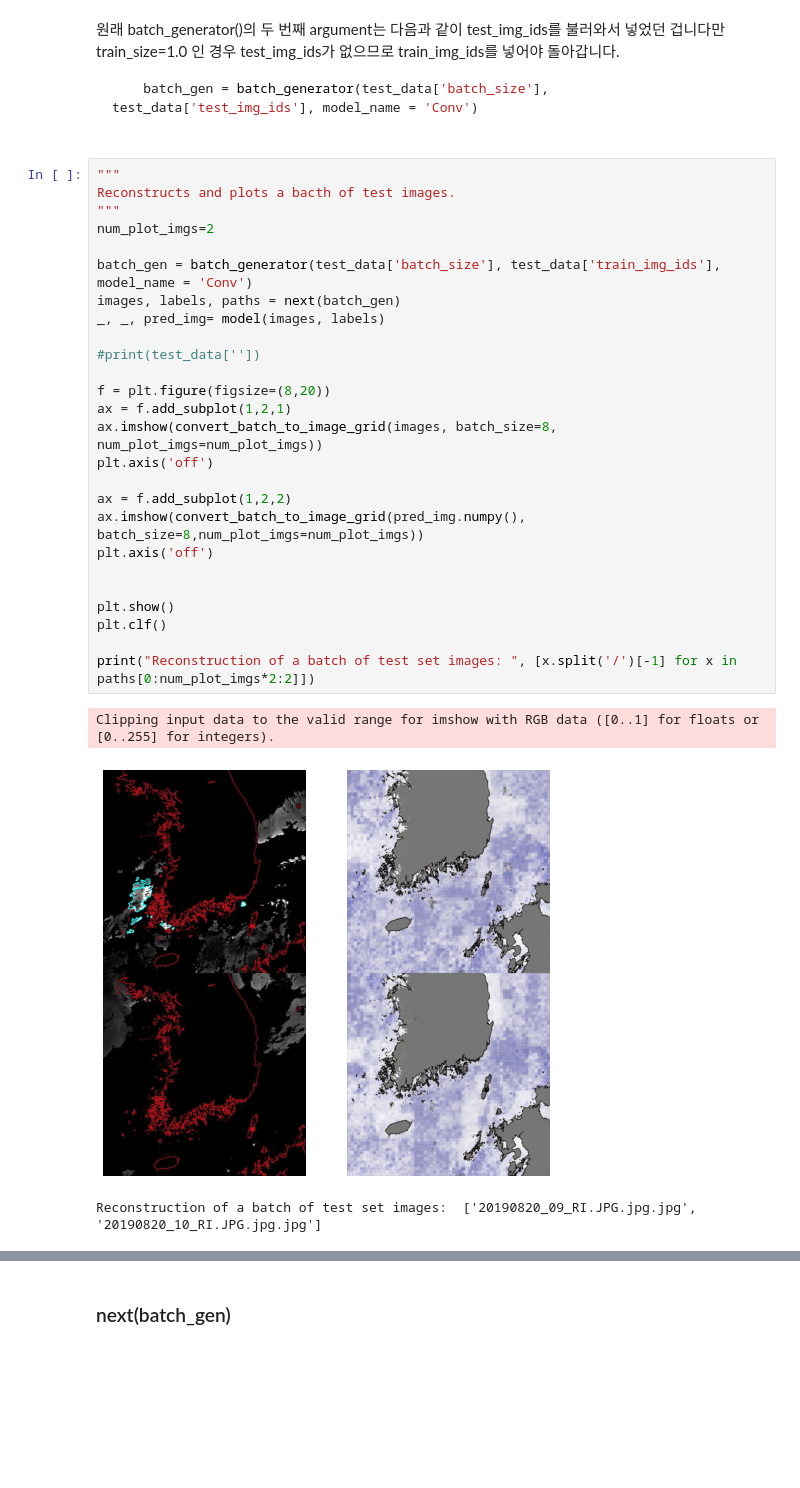
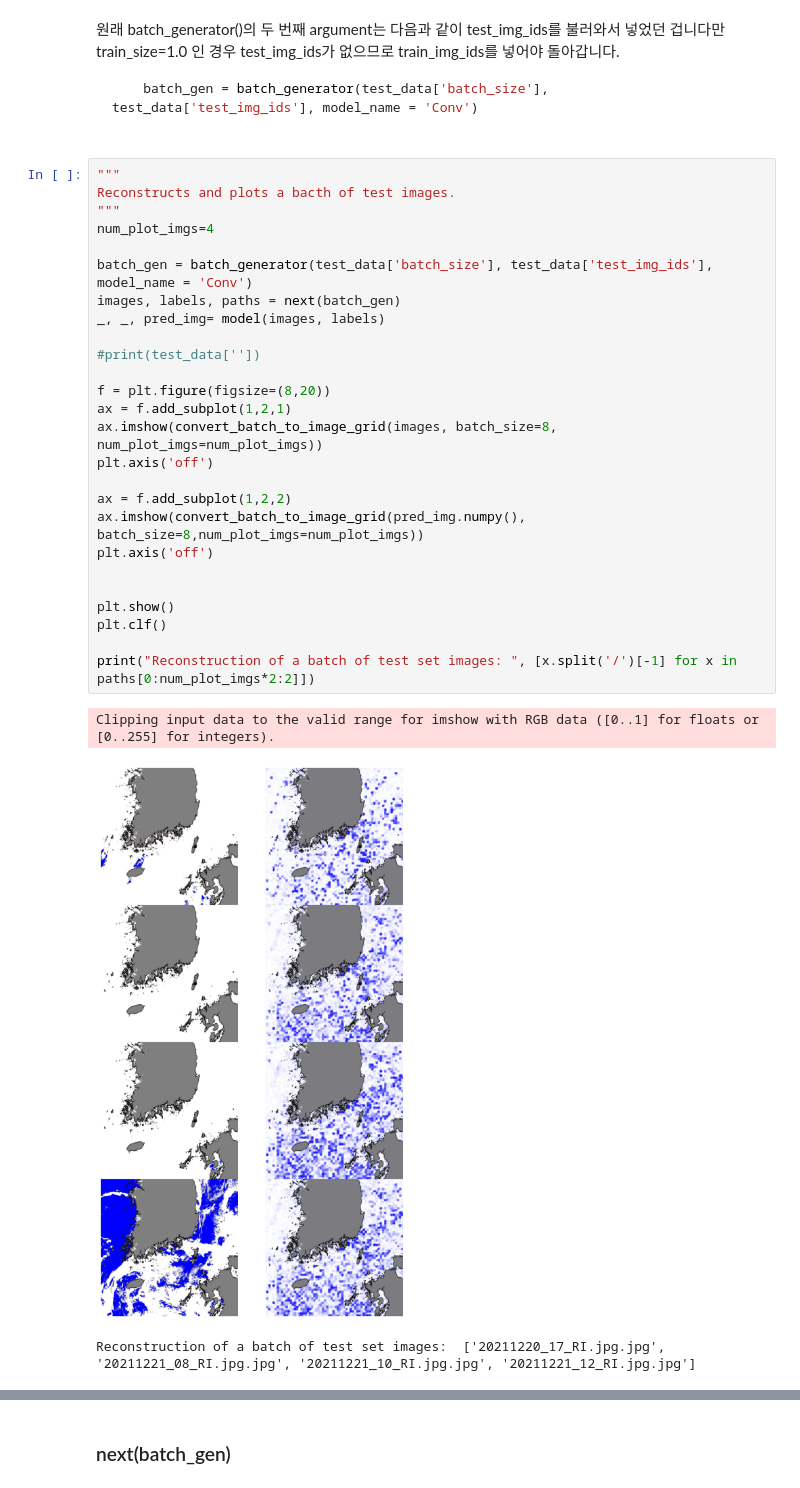
Before and after one commit to chhyyi/rz_cvae, a Jupyter notebook: importing_gozsoy.ipynb, the cells around one changed output, grey strips where cells are left out. Drawn from its saved outputs; the diff is of its cells as text; blank space fills up the shorter version.

```diff
--- a/importing_gozsoy.ipynb
+++ b/importing_gozsoy.ipynb
@@ -217,33 +217,33 @@ test_data = read_data("./test_data")
 # %%
 """
 Reconstructs and plots a bacth of test images.
 """
-num_plot_imgs=2
+num_plot_imgs=4
 
-batch_gen = batch_generator(test_data['batch_size'], test_data['train_img_ids'], model_name = 'Conv')
+batch_gen = batch_generator(test_data['batch_size'], test_data['test_img_ids'], model_name = 'Conv')
 images, labels, paths = next(batch_gen)
 _, _, pred_img= model(images, labels)
 
 #print(test_data[''])
 
 f = plt.figure(figsize=(8,20))
 ax = f.add_subplot(1,2,1)
 ax.imshow(convert_batch_to_image_grid(images, batch_size=8, num_plot_imgs=num_plot_imgs))
 plt.axis('off')
 
 ax = f.add_subplot(1,2,2)
 ax.imshow(convert_batch_to_image_grid(pred_img.numpy(), batch_size=8,num_plot_imgs=num_plot_imgs))
 plt.axis('off')
 
 
 plt.show()
 plt.clf()
 
 print("Reconstruction of a batch of test set images: ", [x.split('/')[-1] for x in paths[0:num_plot_imgs*2:2]])
 # %% [output]
 Clipping input data to the valid range for imshow with RGB data ([0..1] for floats or [0..255] for integers).
-[figure, old version]
+[figure, new version]
-Reconstruction of a batch of test set images:  ['20190820_09_RI.JPG.jpg.jpg', '20190820_10_RI.JPG.jpg.jpg']
+Reconstruction of a batch of test set images:  ['20211220_17_RI.jpg.jpg', '20211221_08_RI.jpg.jpg', '20211221_10_RI.jpg.jpg', '20211221_12_RI.jpg.jpg']
 <Figure size 432x288 with 0 Axes>
 # %% [markdown]
 ### next(batch_gen)
```
Also changed, not shown: parts of 7 cells of this notebook.
